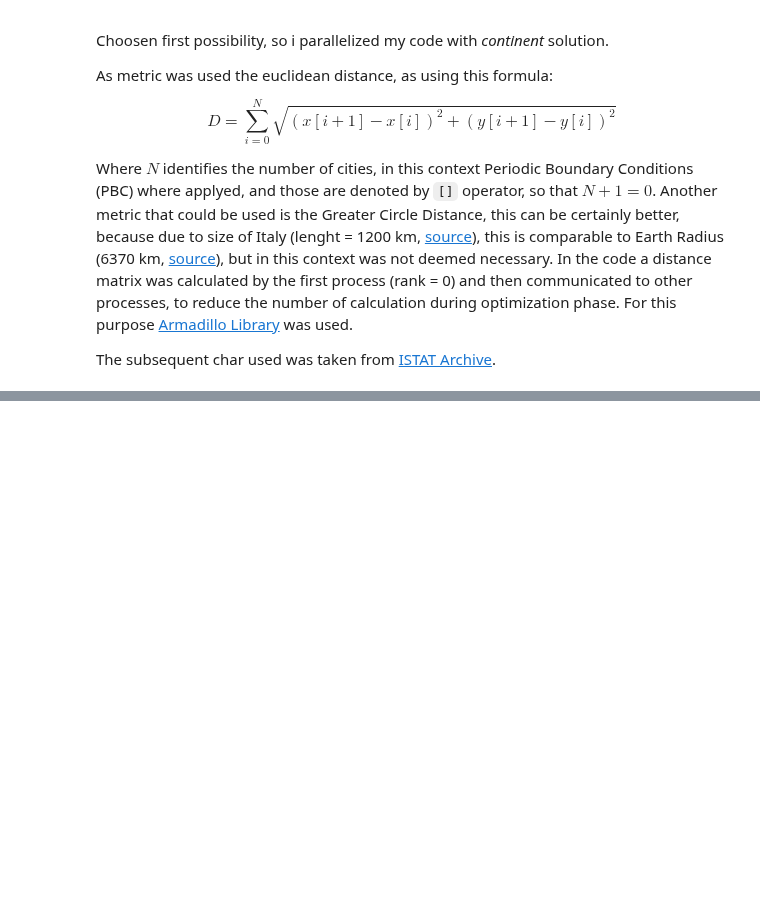
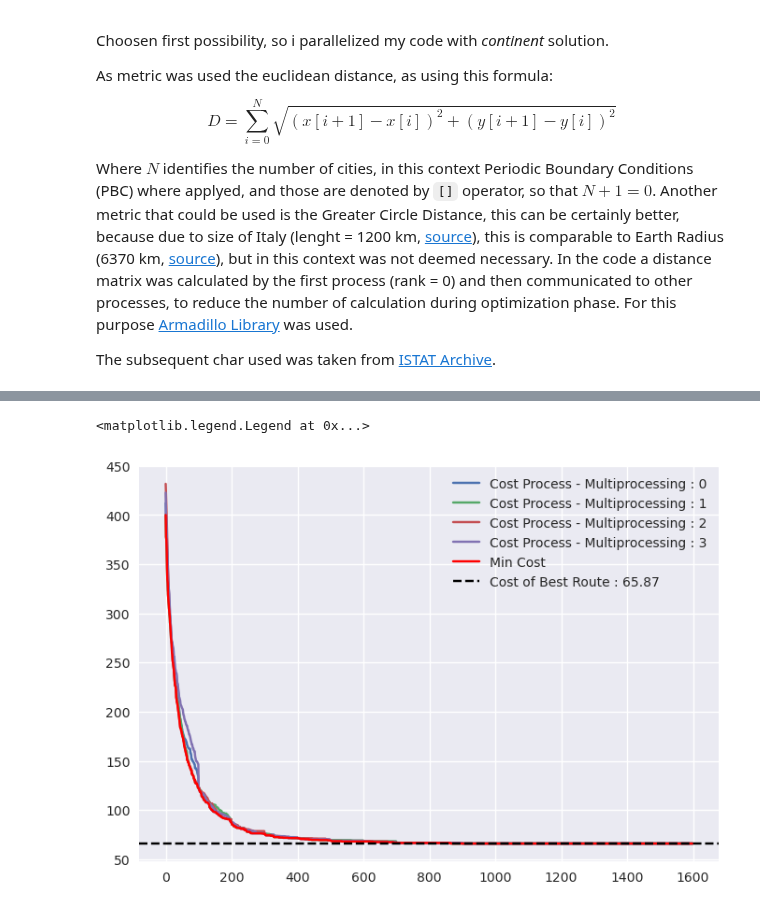
Before and after one commit to RandDouble/SimulazioneNumerica, a Jupyter notebook: LSN_Exercises_10.ipynb, the cells around one changed output, grey strips where cells are left out. Cells and saved outputs as stored; diff of their text form; code cells hidden in the pictures; blank space fills up the shorter version.

```diff
--- a/LSN_Exercises_10.ipynb
+++ b/LSN_Exercises_10.ipynb
@@ -59,0 +70,5 @@ data.tail()
+# %%
+
+multiprocess_cost_dir = Path("eser_10/results/multi_thread/")
+multiprocess_cost_dfs = [pd.read_csv(file) for file in multiprocess_cost_dir.glob("gen_report_thread*.csv")]
+multiprocess_cost_dfs
@@ -59,0 +93,27 @@ data.tail()
+# %%
+def get_min_cost_dataframe(multiprocess_cost_dfs):
+    # Initialize an empty list to store the rows with the minimum cost
+    min_cost_rows = []
+
+    # Get the number of rows in each dataframe (assuming all have the same number of rows)
+    num_rows = len(multiprocess_cost_dfs[0])
+
+    # Iterate through each row index
+    for i in range(num_rows):
+        # Extract the rows from each dataframe at the current index
+        rows = [df.iloc[i] for df in multiprocess_cost_dfs]
+
+        # Find the row with the minimum cost
+        min_cost_row = min(rows, key=lambda row: row['Cost'])
+
+        # Append the row with the minimum cost to the list
+        min_cost_rows.append(min_cost_row)
+
+    # Construct a new dataframe from the list of minimum cost rows
+    min_cost_df = pd.DataFrame(min_cost_rows)
+
+    return min_cost_df
+
+# Use the function to get the dataframe with minimum costs
+min_cost_df = get_min_cost_dataframe(multiprocess_cost_dfs)
+min_cost_df
@@ -60,3 +134,16 @@ data.tail()
+# %%
+min_cost = min_cost_df['Cost'].iloc[-1]
+
+
+for idx, df in enumerate(multiprocess_cost_dfs):
+    plt.plot(df['Cost'], label=f'Cost Process - Multiprocessing : {idx}')
+
+plt.plot('Cost', data=min_cost_df, label='Min Cost', color='red')
+plt.axhline(min_cost, color='black', linestyle='--', label=f'Cost of Best Route : {min_cost:.2f}')
+plt.legend()
+# %% [output]
+<matplotlib.legend.Legend at 0x...>
+[figure, added]
 # %%
 cities = geopandas.GeoDataFrame(data, geometry=geopandas.points_from_xy(data['LONGITUDE'], data['LATITUDE']), crs="EPSG:4326")
 cities
```
Also changed, not shown: parts of 11 cells of this notebook, 9 other files.
